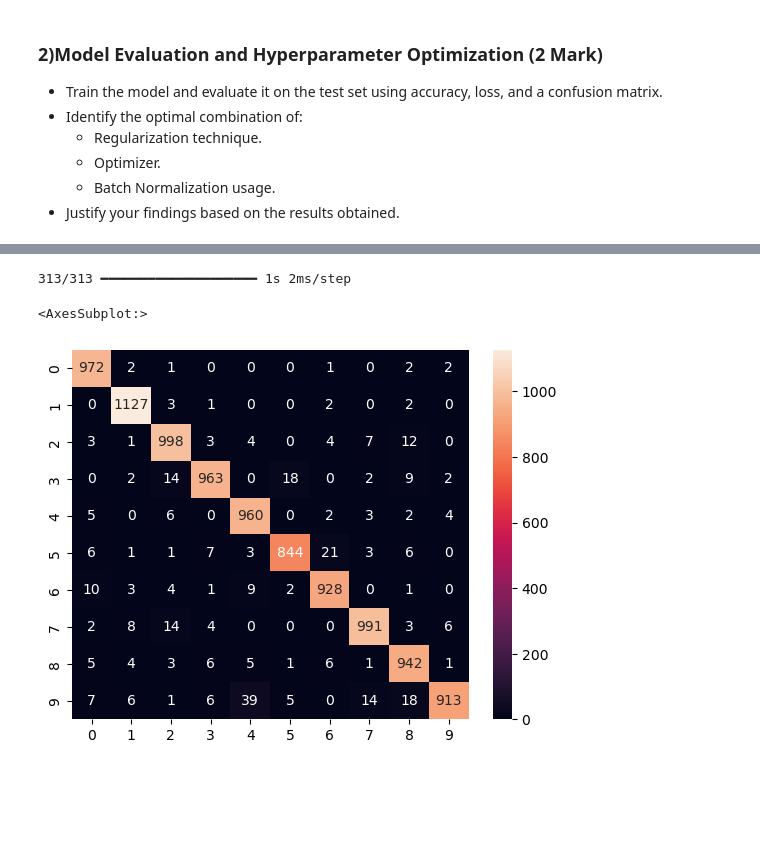
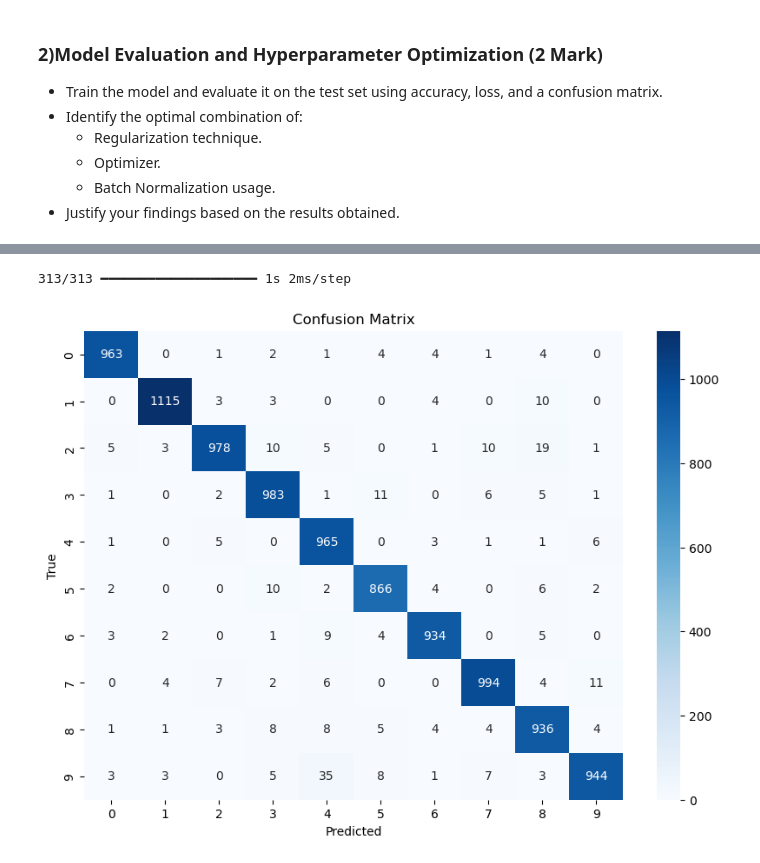
Before and after one commit to chandana4/Deep_Learning_Lab, a Jupyter notebook: Chandana_112303001_Assignment2.ipynb, the cells around one changed output, grey strips where cells are left out. Saved outputs shown, nothing was run; the diff lists cells and outputs as text; code cells hidden in the pictures; blank space fills up the shorter version.

```diff
--- a/Chandana_112303001_Assignment2.ipynb
+++ b/Chandana_112303001_Assignment2.ipynb
@@ -238,6 +241,13 @@ def create_model(first_layer_no, sec_layer_no, optimizer, regularizer, use_batch
 * Regularization techniques: L1, L2, and Dropout.
 * Optimizers: SGD, Adam, and RMSprop.
 * With and without Batch Normalization.
+# %%
+from tensorflow.keras.models import Sequential
+from tensorflow.keras.layers import Dense, BatchNormalization, Dropout
+from tensorflow.keras.optimizers import SGD, Adam, RMSprop
+from tensorflow.keras.regularizers import l1, l2
+
+first_layer_no, sec_layer_no =128,64
 # %%
 optimizers = [SGD(), Adam(), RMSprop()]
 batch_normalization_options = [False, True]
@@ -259,7 +269,9 @@ for regularizer in regularizers:
                 model = create_model(first_layer_no, sec_layer_no, optimizer=optimizer_instance, regularizer=regularizer, use_batch_norm=batch_norm, dropout_rate=0.5)
 
                     # Train the model
-                history = model.fit(x_train, y_train, epochs=2, batch_size=64, validation_data=(x_val, y_val))
+                history = model.fit(x_train, y_train, epochs=5, batch_size=64, validation_data=(x_val, y_val))
+
+
 
                 test_loss, test_acc = model.evaluate(x_test, y_test)
                 results.append({
@@ -273,4 +285,9 @@ for regularizer in regularizers:
 
                 print(f"Test accuracy with regularizer: {regularizer.__class__.__name__} , optimizer: {optimizer.__class__.__name__}, "
                   f"batch normalization: {batch_norm}, dropout rate: {dropout_rate} => Test Accuracy: {test_acc:.4f}")
+
+# Identify the best combination based on test accuracy
+best_result = max(results, key=lambda x: x['test_acc'])
+print("Best Configuration:")
+print(best_result)
 # %% [output]
@@ -329,5 +388,21 @@ plt.show()
 # %%
-y_pred = model.predict(x_test)
-y_pred_labels=[np.argmax(i) for i in y_pred]
+# Get predictions for confusion matrix
+y_pred = best_model.predict(x_test)
+y_pred_labels = [tf.argmax(i) for i in y_pred]
+
+# Convert one-hot encoded labels to class indices
+y_test_labels = tf.argmax(y_test, axis=1)
+
+# Compute confusion matrix
+cm = confusion_matrix(y_test_labels, y_pred_labels)
+
+# Plot confusion matrix
+plt.figure(figsize=(10, 7))
+sns.heatmap(cm, annot=True, fmt="d", cmap="Blues", xticklabels=list(range(10)), yticklabels=list(range(10)))
+plt.xlabel('Predicted')
+plt.ylabel('True')
+plt.title('Confusion Matrix')
+plt.show()
 # %% [output]
 313/313 ━━━━━━━━━━━━━━━━━━━━ 1s 2ms/step
+[figure, added]
@@ -338,8 +408,0 @@ import seaborn as sn
-# %%
-if y_test.ndim > 1:
-    y_test = np.argmax(y_test, axis=1)
-confusion_matrix=tf.math.confusion_matrix(labels=y_test, predictions=y_pred_labels)
-sn.heatmap(confusion_matrix,annot=True,fmt='d')
-# %% [output]
-<AxesSubplot:>
-[figure, removed]
```
Also changed, not shown: parts of 13 cells of this notebook, 17 other files.
